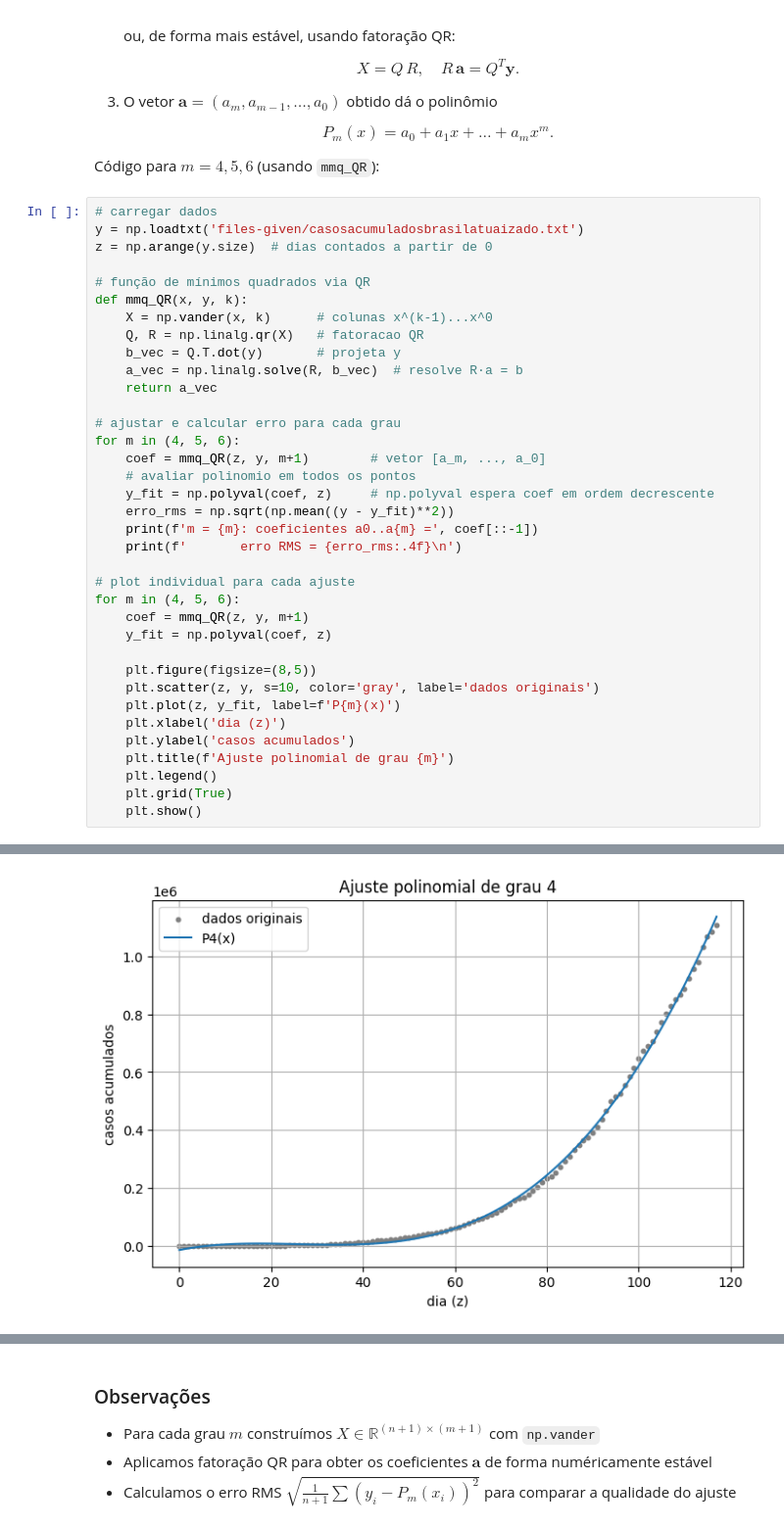
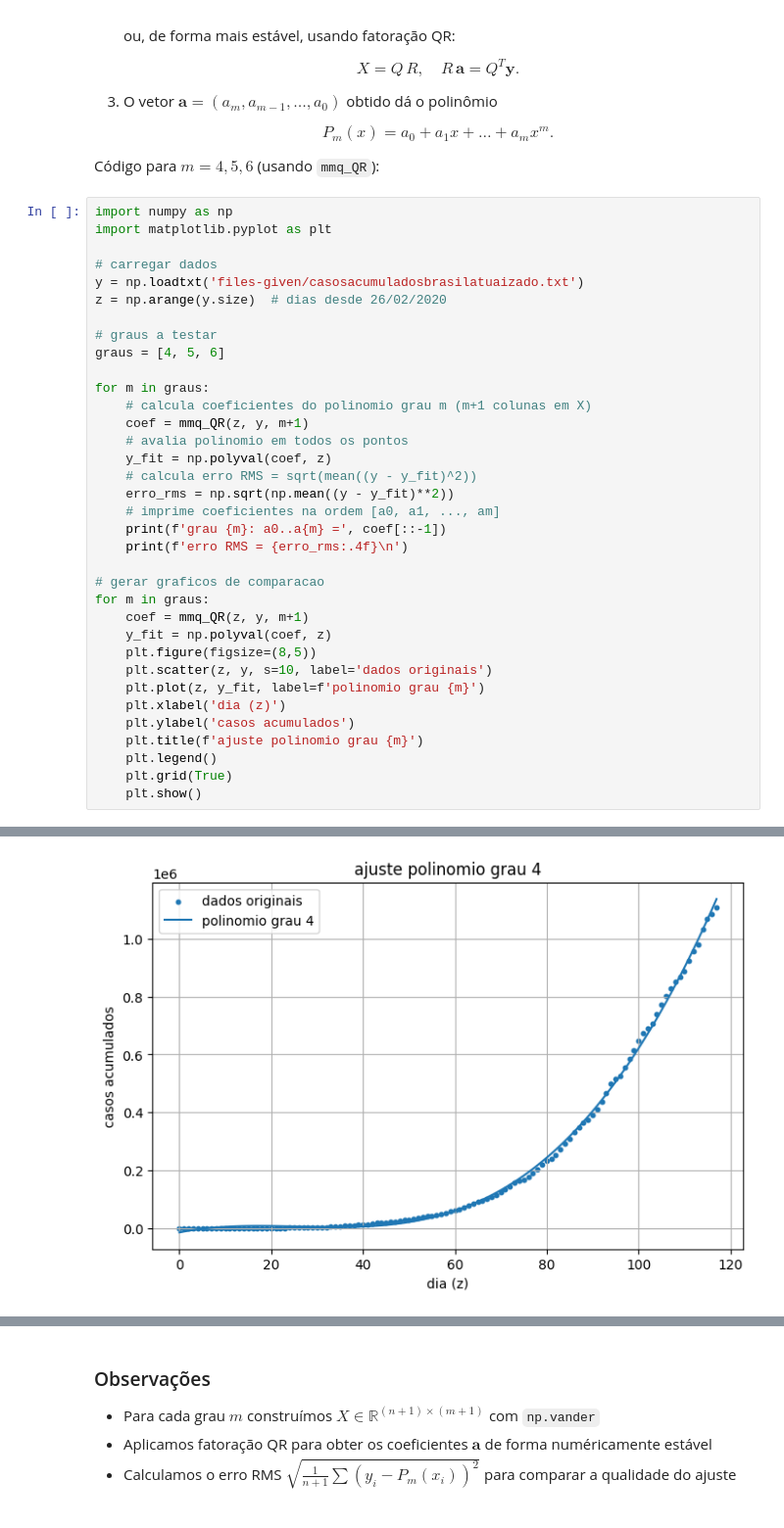
Before and after one commit to lfelipediniz/NumericEssentials, a Jupyter notebook: NumericEssentials.ipynb, the cells around one changed output, grey strips where cells are left out. Shown at 98% size. Drawn from its saved outputs; the diff is of its cells as text.

```diff
--- a/NumericEssentials.ipynb
+++ b/NumericEssentials.ipynb
@@ -2672,38 +2685,37 @@ Para o ajuste polinomial de grau $m$, usamos a mesma formulação matricial dos
 
 Código para $m=4,5,6$ (usando `mmq_QR`):
 # %%
+import numpy as np
+import matplotlib.pyplot as plt
+
 # carregar dados
 y = np.loadtxt('files-given/casosacumuladosbrasilatuaizado.txt')
-z = np.arange(y.size)  # dias contados a partir de 0
+z = np.arange(y.size)  # dias desde 26/02/2020
 
-# função de mínimos quadrados via QR
-def mmq_QR(x, y, k):
-    X = np.vander(x, k)      # colunas x^(k-1)...x^0
-    Q, R = np.linalg.qr(X)   # fatoracao QR
-    b_vec = Q.T.dot(y)       # projeta y
-    a_vec = np.linalg.solve(R, b_vec)  # resolve R·a = b
-    return a_vec
+# graus a testar
+graus = [4, 5, 6]
 
-# ajustar e calcular erro para cada grau
-for m in (4, 5, 6):
-    coef = mmq_QR(z, y, m+1)        # vetor [a_m, ..., a_0]
-    # avaliar polinomio em todos os pontos
-    y_fit = np.polyval(coef, z)     # np.polyval espera coef em ordem decrescente
+for m in graus:
+    # calcula coeficientes do polinomio grau m (m+1 colunas em X)
+    coef = mmq_QR(z, y, m+1)
+    # avalia polinomio em todos os pontos
+    y_fit = np.polyval(coef, z)
+    # calcula erro RMS = sqrt(mean((y - y_fit)^2))
     erro_rms = np.sqrt(np.mean((y - y_fit)**2))
-    print(f'm = {m}: coeficientes a0..a{m} =', coef[::-1])
-    print(f'       erro RMS = {erro_rms:.4f}\n')
+    # imprime coeficientes na ordem [a0, a1, ..., am]
+    print(f'grau {m}: a0..a{m} =', coef[::-1])
+    print(f'erro RMS = {erro_rms:.4f}\n')
 
-# plot individual para cada ajuste
-for m in (4, 5, 6):
+# gerar graficos de comparacao
+for m in graus:
     coef = mmq_QR(z, y, m+1)
     y_fit = np.polyval(coef, z)
-
     plt.figure(figsize=(8,5))
-    plt.scatter(z, y, s=10, color='gray', label='dados originais')
-    plt.plot(z, y_fit, label=f'P{m}(x)')
+    plt.scatter(z, y, s=10, label='dados originais')
+    plt.plot(z, y_fit, label=f'polinomio grau {m}')
     plt.xlabel('dia (z)')
     plt.ylabel('casos acumulados')
-    plt.title(f'Ajuste polinomial de grau {m}')
+    plt.title(f'ajuste polinomio grau {m}')
     plt.legend()
     plt.grid(True)
     plt.show()
@@ -2722 +2734 @@ m = 6: coeficientes a0..a6 = [ 1.45549288e+02  2.17471613e+02 -5.43145949e+01  3
-[figure, old version]
+[figure, new version]
```
Also changed, not shown: parts of 9 cells of this notebook.
